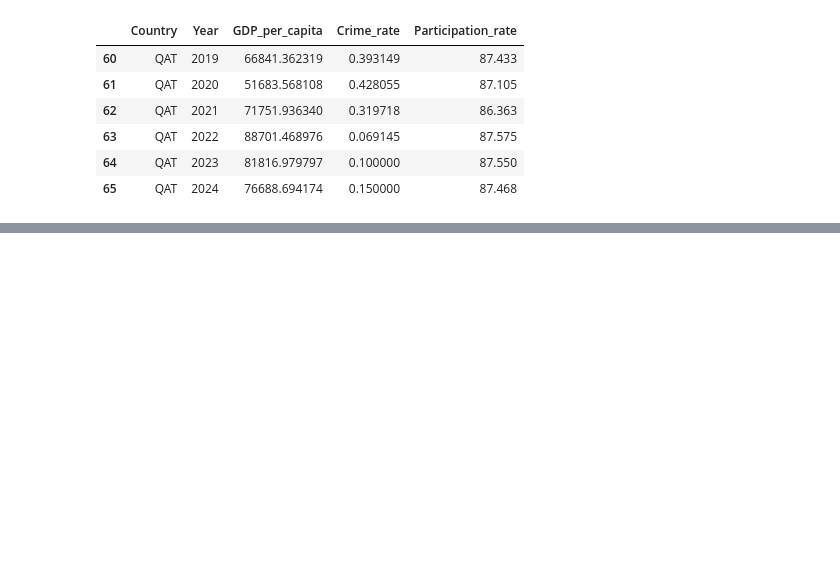
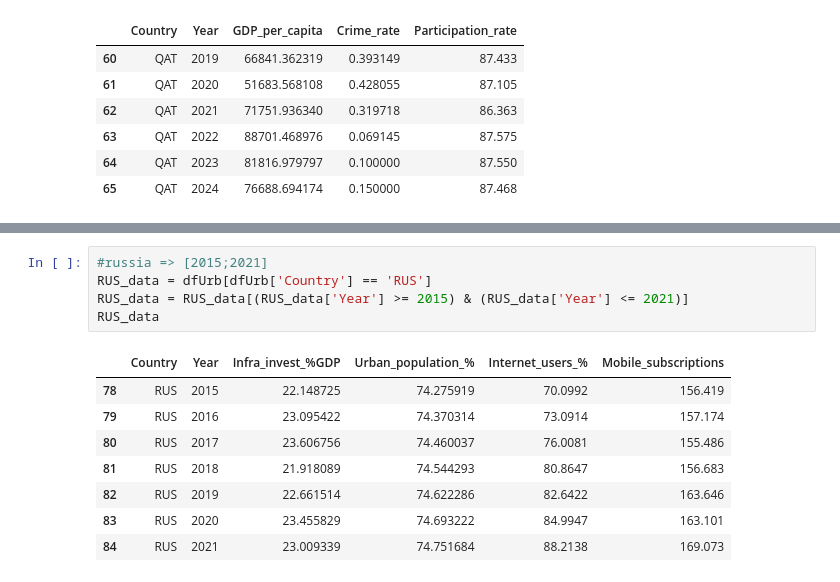
Before and after one commit to hajaraitlachgar/Impact_CDM, a Jupyter notebook: notebooks/Nettoyage.ipynb, the cells around one changed output, grey strips where cells are left out. Drawn from its saved outputs; the diff is of its cells as text; blank space fills up the shorter version.

```diff
--- a/notebooks/Nettoyage.ipynb
+++ b/notebooks/Nettoyage.ipynb
@@ -268,0 +367,14 @@ QAT_data
+# %%
+#russia => [2015;2021]
+RUS_data = dfUrb[dfUrb['Country'] == 'RUS']
+RUS_data = RUS_data[(RUS_data['Year'] >= 2015) & (RUS_data['Year'] <= 2021)]
+RUS_data
+# %% [output]
+|  | Country | Year | Infra_invest_%GDP | Urban_population_% | Internet_users_% | Mobile_subscriptions |
+| 78 | RUS | 2015 | 22.148725 | 74.275919 | 70.0992 | 156.419 |
+| 79 | RUS | 2016 | 23.095422 | 74.370314 | 73.0914 | 157.174 |
+| 80 | RUS | 2017 | 23.606756 | 74.460037 | 76.0081 | 155.486 |
+| 81 | RUS | 2018 | 21.918089 | 74.544293 | 80.8647 | 156.683 |
+| 82 | RUS | 2019 | 22.661514 | 74.622286 | 82.6422 | 163.646 |
+| 83 | RUS | 2020 | 23.455829 | 74.693222 | 84.9947 | 163.101 |
+| 84 | RUS | 2021 | 23.009339 | 74.751684 | 88.2138 | 169.073 |
```
Also changed, not shown: parts of 13 cells of this notebook, 2 other files.
